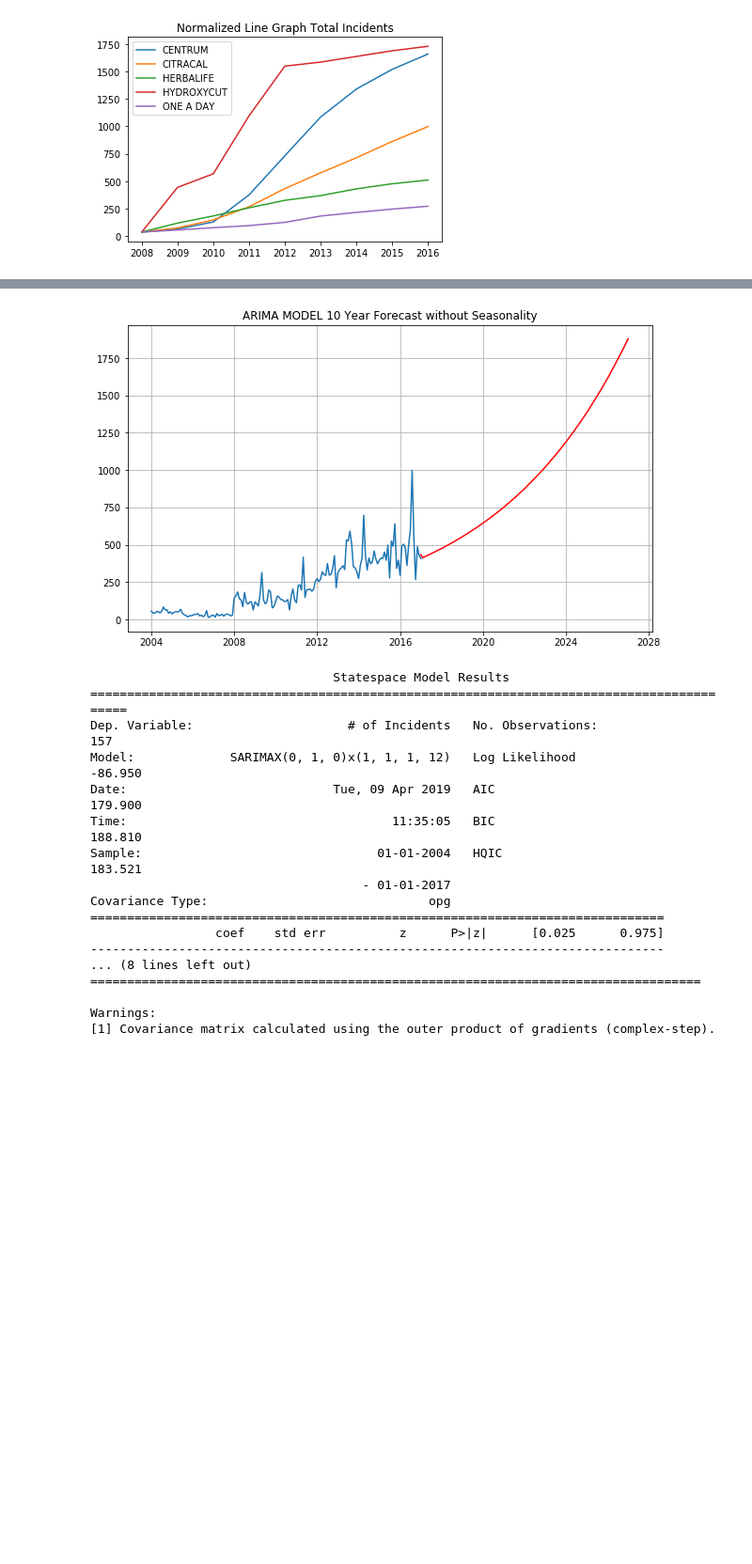
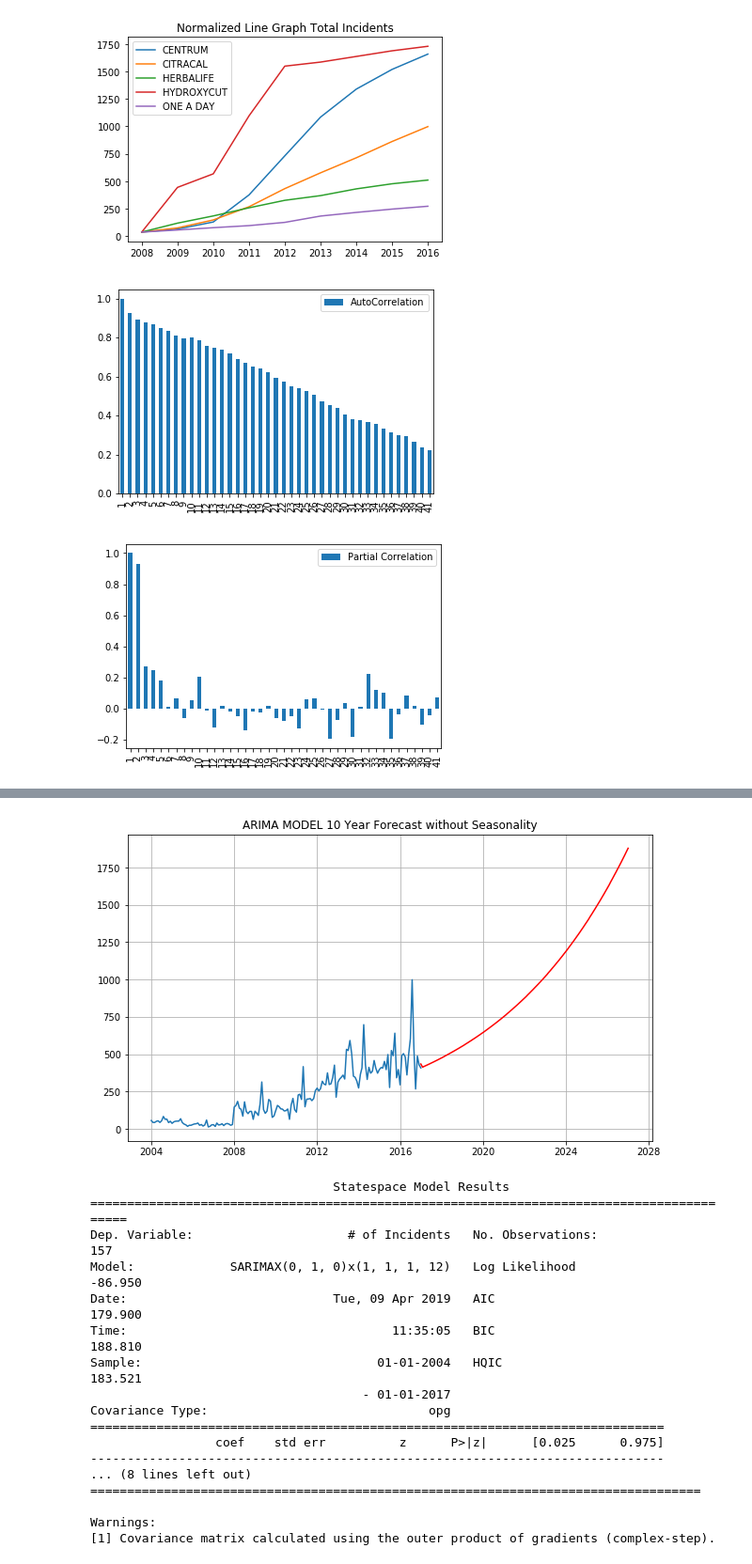
Before and after one commit to ying-li-python/Vita-Mine, a Jupyter notebook: PROJECT.ipynb, the cells around one changed output, grey strips where cells are left out. Shown at 94% size. Saved outputs shown, nothing was run; the diff lists cells and outputs as text; code cells hidden in the pictures; blank space fills up the shorter version.

```diff
--- a/PROJECT.ipynb
+++ b/PROJECT.ipynb
@@ -628,29 +628,49 @@ plt.show()
 # %%
 dfarima=0
 dfarima=pd.DataFrame()
 dfarima["Date"]=df["Year/Month"]
 dfarima["Date"]=pd.to_datetime(dfarima["Date"])
 dfarima["# of Incidents"]=df["Outcome"]
 
 dfarima1=dfarima.groupby("Date")["# of Incidents"].count()
 dfarima1=pd.DataFrame(dfarima1)
 dfarima1=dfarima1[:-5]
 dfarima1.head()
+
+acf1=acf((np.log(dfarima1)))
+test=pd.DataFrame([acf1]).T
+test.columns=["AutoCorrelation"]
+test.index+=1
+test.plot(kind="bar")
+plt.show()
+#autocorrelation at steady decrease suggest use stationary process
+
+pacf1=pacf((np.log(dfarima1)))
+test=pd.DataFrame([pacf1]).T
+test.columns=["Partial Correlation"]
+test.index+=1
+test.plot(kind="bar")
+plt.show()
+#partial correlation has sudden decrease suggest using AR1 process
+
+#also check first difference for AUTOCORRELATION AND PARTIAL CORREATION to see if they are the same
 
 
 model=ARIMA(np.log(dfarima1),order=(0,1,0))
 model_fit=model.fit(disp=False)
 print(model_fit.summary)
 predicitons=model_fit.predict(156,276,typ="levels")
 predicitons=np.exp(predicitons)
 plt.figure(figsize=(10,6))
 plt.plot(predicitons, color="r")
 plt.plot(dfarima1)
 plt.grid()
 plt.title("ARIMA MODEL 10 Year Forecast without Seasonality")
 print(model_fit.summary())
 plt.show()
 # %% [output]
+[figure, new version]
+[figure, added]
 <bound method ARMAResults.summary of <statsmodels.tsa.arima_model.ARIMAResults object at 0x...>>
                              ARIMA Model Results
 ==============================================================================
@@ -666,7 +686,7 @@ Sample:                    02-01-2004   HQIC                           157.958
 ------------------------------------------------------------------------------
 const          0.0127      0.031      0.404      0.686      -0.049       0.074
 ==============================================================================
-[figure, old version]
+[figure, added]
 # %%
 model=sm.tsa.statespace.SARIMAX(np.log(dfarima1["# of Incidents"]),order=(0,1,0),seasonal_order=(1,1,1,12))
 results=model.fit()
```
Also changed, not shown: parts of 2 cells of this notebook.
